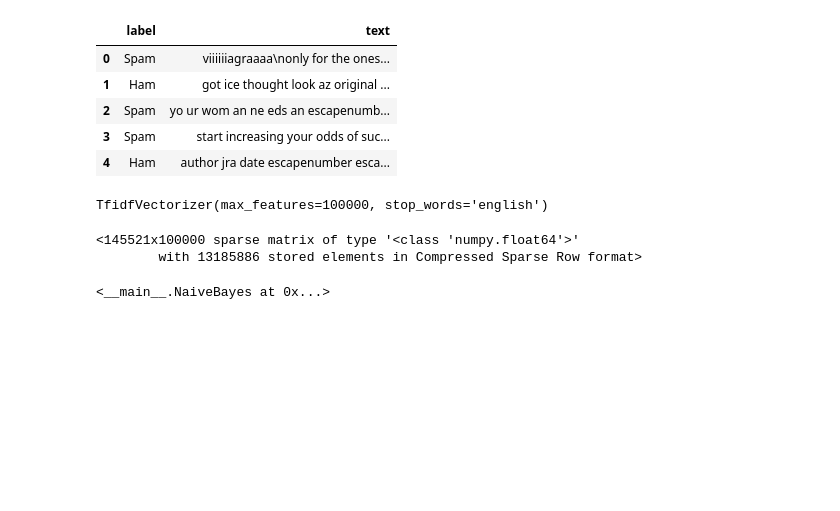
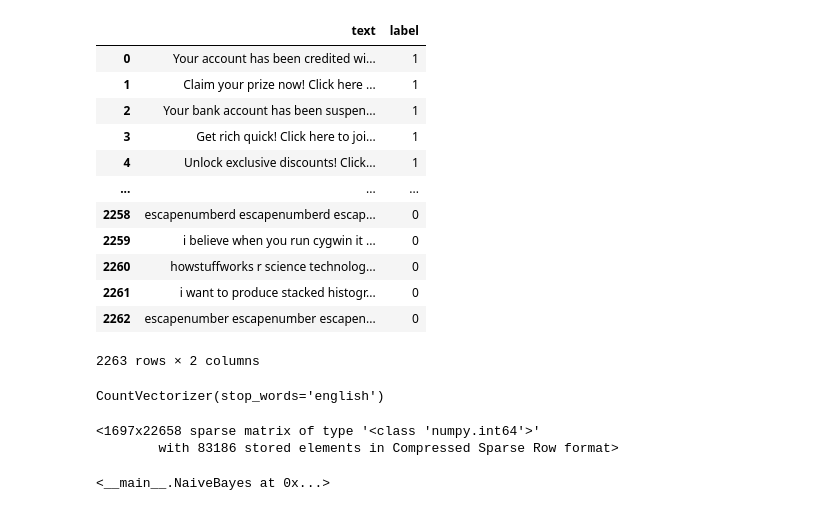
Before and after one commit to seg-fault123/ml, a Jupyter notebook: assignment2/working.ipynb, the cells around one changed output. Cells and saved outputs as stored; diff of their text form; code cells hidden in the pictures; blank space fills up the shorter version.

```diff
--- a/assignment2/working.ipynb
+++ b/assignment2/working.ipynb
@@ -11,15 +13,0 @@ from sklearn.model_selection import train_test_split
-# %%
-# data=pd.read_csv('email_classification.csv')
-data=pd.read_csv('spam_Emails_data.csv')
-data.head()
-# %% [output]
-|  | label | text |
-| 0 | Spam | viiiiiiagraaaa\nonly for the ones... |
-| 1 | Ham | got ice thought look az original ... |
-| 2 | Spam | yo ur wom an ne eds an escapenumb... |
-| 3 | Spam | start increasing your odds of suc... |
-| 4 | Ham | author jra date escapenumber esca... |
-# %%
-temp=pd.read_csv('email_classification.csv')
-temp=temp.rename(columns={'email': 'text'}).replace({'label': {'spam': 'Spam'}})
-data=pd.concat((data, temp))
@@ -28,2 +13,0 @@ del temp
-# %%
-data.dropna(inplace=True)
@@ -30,9 +68,24 @@ data.dropna(inplace=True)
+# %%
+data=combine_datasets([1, 2, 4, 5], include_points=500, random_state=29)
+data
+# %% [output]
+|  | text | label |
+| 0 | Your account has been credited wi... | 1 |
+| 1 | Claim your prize now! Click here ... | 1 |
+| 2 | Your bank account has been suspen... | 1 |
+| 3 | Get rich quick! Click here to joi... | 1 |
+| 4 | Unlock exclusive discounts! Click... | 1 |
+| ... | ... | ... |
+| 2258 | escapenumberd escapenumberd escap... | 0 |
+| 2259 | i believe when you run cygwin it ... | 0 |
+| 2260 | howstuffworks r science technolog... | 0 |
+| 2261 | i want to produce stacked histogr... | 0 |
+| 2262 | escapenumber escapenumber escapen... | 0 |
+2263 rows × 2 columns
 # %%
-# X, y=data['email'], data['label']
 X, y=data['text'], data['label']
 X_train, X_test, y_train, y_test=train_test_split(X, y, test_size=0.25)
-# count_vec=CountVectorizer(stop_words='english', max_features=100000)
-count_vec=TfidfVectorizer(stop_words='english', max_features=100000)
+count_vec=CountVectorizer(stop_words='english')
 count_vec.fit(X_train, y_train)
 # %% [output]
-TfidfVectorizer(max_features=100000, stop_words='english')
+CountVectorizer(stop_words='english')
@@ -46,7 +92,8 @@ y_test_=y_test.apply(lambda x: int(x=='Spam'))
-# %%
-X_train_
-# %% [output]
-<145521x100000 sparse matrix of type '<class 'numpy.float64'>'
-        with 13185886 stored elements in Compressed Sparse Row format>
+# %%
+X_train_, X_test_=count_vec.transform(X_train), count_vec.transform(X_test)
+X_train_
+# %% [output]
+<1697x22658 sparse matrix of type '<class 'numpy.int64'>'
+        with 83186 stored elements in Compressed Sparse Row format>
 # %%
 class NaiveBayes:
```
Also changed, not shown: parts of 25 cells of this notebook, 3 other files.
